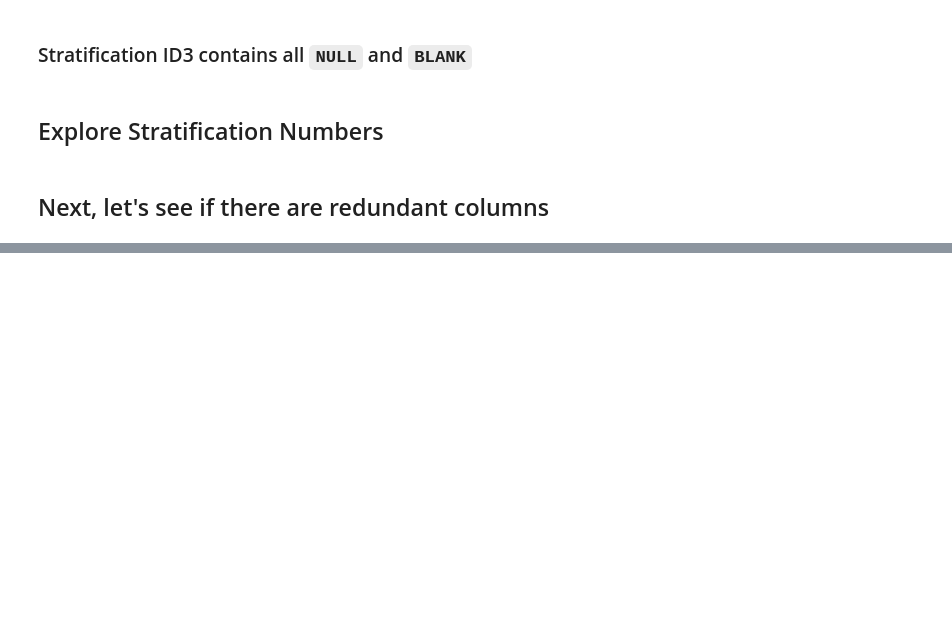
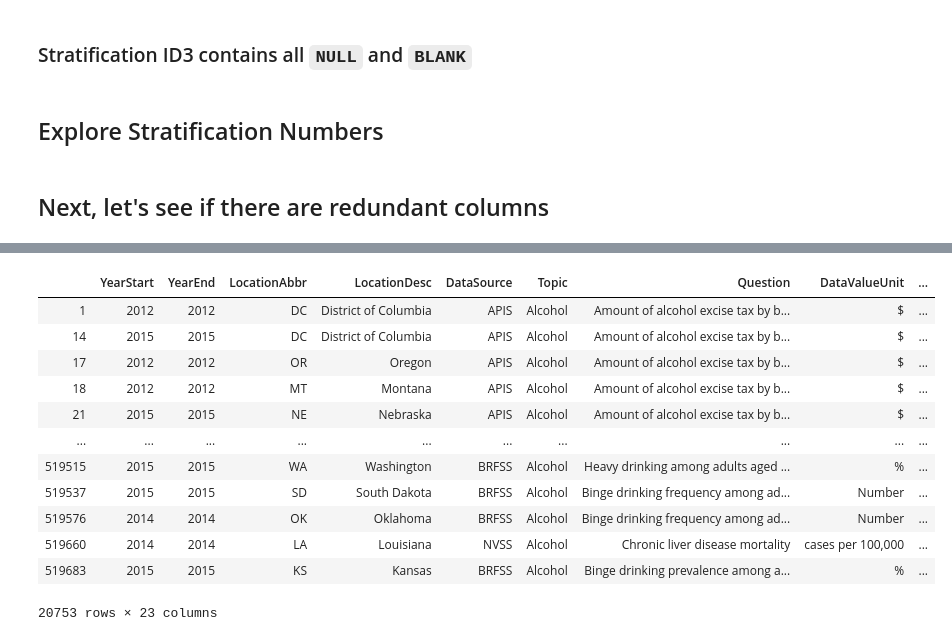
Before and after one commit to djleung/DataHacks_2020_public, a Jupyter notebook: Initial_Data_Exploration.ipynb, the cells around one changed output, grey strips where cells are left out. Cells and saved outputs as stored; diff of their text form; code cells hidden in the pictures; blank space fills up the shorter version.

```diff
--- a/Initial_Data_Exploration.ipynb
+++ b/Initial_Data_Exploration.ipynb
@@ -291,0 +326,3 @@ stratification_category
+# %%
+pd.set_option('display.max_rows', None)
+alc_data['Question'].value_counts()
@@ -291,0 +347,21 @@ stratification_category
+# %%
+pd.set_option('display.max_rows', 10)
+alc_mod_data = alc_data[alc_data['DatavalueFootnote'] != 'No data available']
+alc_mod_data = alc_mod_data[alc_mod_data['DatavalueFootnote'] != 'State directly controlled the sale of (beer/wine/distilled spirits) at the retail and/or wholesale levels. State prices for (beer/wine/distilled spirits) combined both markups and taxes, so tax rates for this beverage type could not be determined.']
+alc_mod_data = alc_mod_data[alc_mod_data['DatavalueFootnote'] != 'Sample size of denominator and/or age group for age-standardization is less than 50 or relative standard error is more than 30%']
+alc_mod_data = alc_mod_data[alc_mod_data['DatavalueFootnote'] != 'Data not shown because of too few respondents or cases']
+alc_mod_data
+# %% [output]
+|  | YearStart | YearEnd | LocationAbbr | LocationDesc | DataSource | Topic | Question | DataValueUnit | ... |
+| 1 | 2012 | 2012 | DC | District of Columbia | APIS | Alcohol | Amount of alcohol excise tax by b... | $ | ... |
+| 14 | 2015 | 2015 | DC | District of Columbia | APIS | Alcohol | Amount of alcohol excise tax by b... | $ | ... |
+| 17 | 2012 | 2012 | OR | Oregon | APIS | Alcohol | Amount of alcohol excise tax by b... | $ | ... |
+| 18 | 2012 | 2012 | MT | Montana | APIS | Alcohol | Amount of alcohol excise tax by b... | $ | ... |
+| 21 | 2015 | 2015 | NE | Nebraska | APIS | Alcohol | Amount of alcohol excise tax by b... | $ | ... |
+| ... | ... | ... | ... | ... | ... | ... | ... | ... | ... |
+| 519515 | 2015 | 2015 | WA | Washington | BRFSS | Alcohol | Heavy drinking among adults aged ... | % | ... |
+| 519537 | 2015 | 2015 | SD | South Dakota | BRFSS | Alcohol | Binge drinking frequency among ad... | Number | ... |
+| 519576 | 2014 | 2014 | OK | Oklahoma | BRFSS | Alcohol | Binge drinking frequency among ad... | Number | ... |
+| 519660 | 2014 | 2014 | LA | Louisiana | NVSS | Alcohol | Chronic liver disease mortality | cases per 100,000 | ... |
+| 519683 | 2015 | 2015 | KS | Kansas | BRFSS | Alcohol | Binge drinking prevalence among a... | % | ... |
+20753 rows × 23 columns
```
Also changed, not shown: parts of 6 cells of this notebook.
